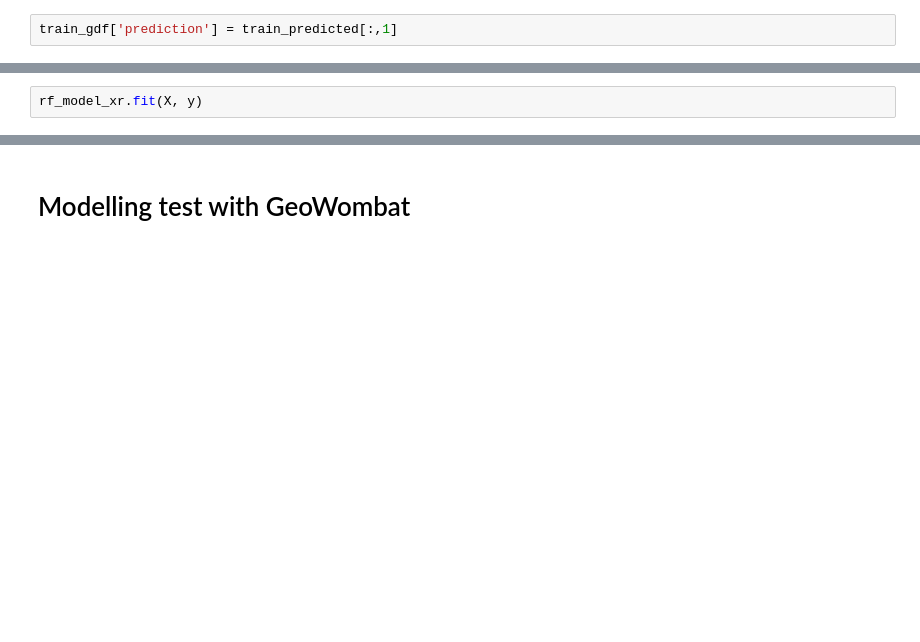
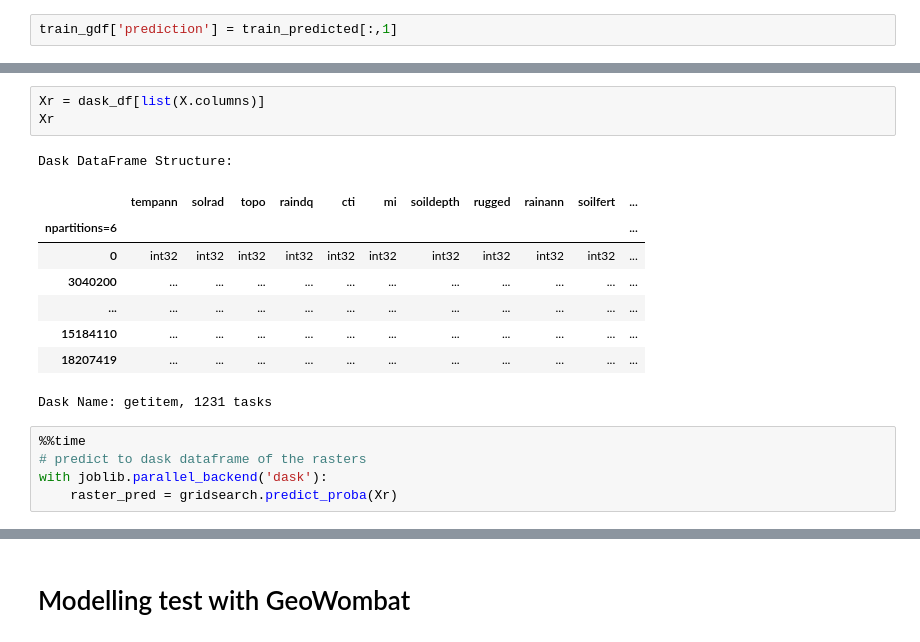
Before and after one commit to rvalavi/SDM_with_Python, a Jupyter notebook: species_distribution_modelling.ipynb, the cells around one changed output, grey strips where cells are left out. Saved outputs shown, nothing was run; the diff lists cells and outputs as text; blank space fills up the shorter version.

```diff
--- a/species_distribution_modelling.ipynb
+++ b/species_distribution_modelling.ipynb
@@ -245,2 +305,0 @@ rf_model_xr = wrap(RandomForestClassifier())
-# %%
-rf_model_xr.fit(X, y)
@@ -303,0 +367,18 @@ _data_are_stacked :
+# %%
+Xr = dask_df[list(X.columns)]
+Xr
+# %% [output]
+Dask DataFrame Structure:
+|  | tempann | solrad | topo | raindq | cti | mi | soildepth | rugged | rainann | soilfert | ... |
+| npartitions=6 |  |  |  |  |  |  |  |  |  |  | ... |
+| 0 | int32 | int32 | int32 | int32 | int32 | int32 | int32 | int32 | int32 | int32 | ... |
+| 3040200 | ... | ... | ... | ... | ... | ... | ... | ... | ... | ... | ... |
+| ... | ... | ... | ... | ... | ... | ... | ... | ... | ... | ... | ... |
+| 15184110 | ... | ... | ... | ... | ... | ... | ... | ... | ... | ... | ... |
+| 18207419 | ... | ... | ... | ... | ... | ... | ... | ... | ... | ... | ... |
+Dask Name: getitem, 1231 tasks
+# %%
+%%time
+# predict to dask dataframe of the rasters
+with joblib.parallel_backend('dask'):
+    raster_pred = gridsearch.predict_proba(Xr)
```
Also changed, not shown: parts of 49 cells of this notebook, 2 other files.
